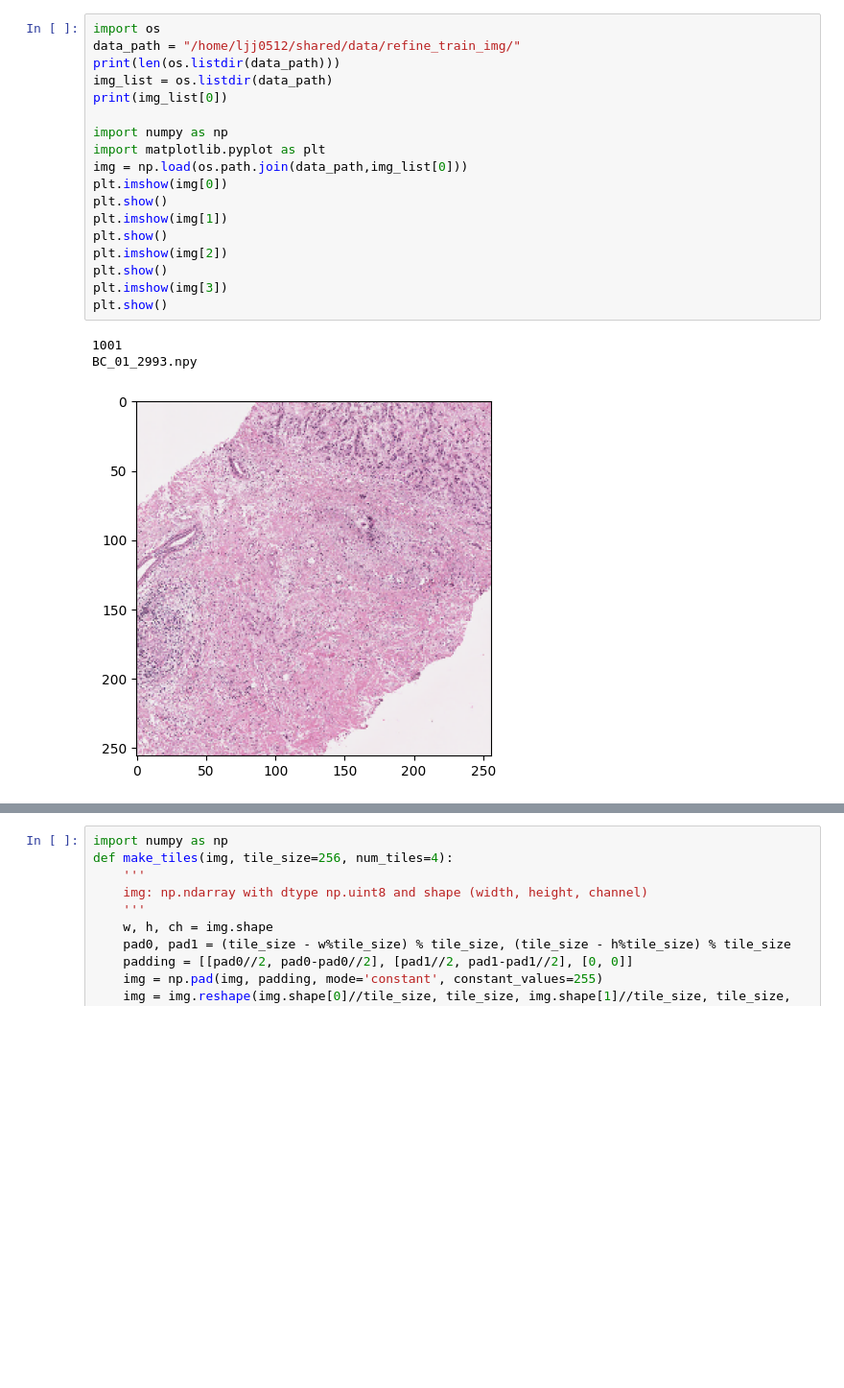
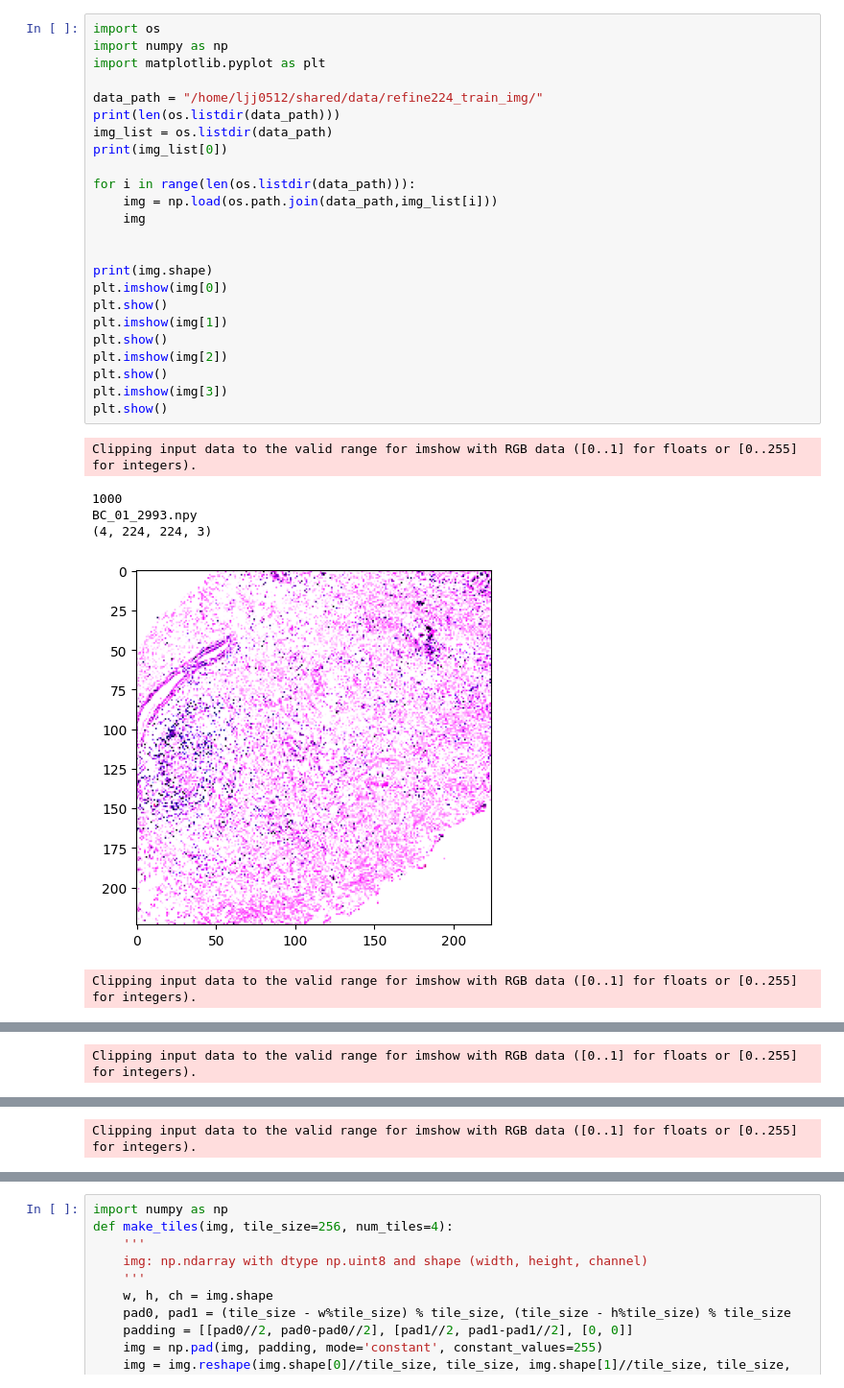
Before and after one commit to jaejungscene/CP_Multi-modal_Cancer-metastasis_DACON, a Jupyter notebook: data-check.ipynb, the cells around one changed output, grey strips where cells are left out. Shown at 96% size. Saved outputs shown, nothing was run; the diff lists cells and outputs as text; blank space fills up the shorter version.

Commit message:
code refine

```diff
--- a/data-check.ipynb
+++ b/data-check.ipynb
@@ -8,22 +34,31 @@ print("{:,}".format(sum([p.data.nelement() for p in model.parameters()])))
 # %%
 import os
-data_path = "/home/ljj0512/shared/data/refine_train_img/"
+import numpy as np
+import matplotlib.pyplot as plt
+
+data_path = "/home/ljj0512/shared/data/refine224_train_img/"
 print(len(os.listdir(data_path)))
 img_list = os.listdir(data_path)
 print(img_list[0])
 
-import numpy as np
-import matplotlib.pyplot as plt
-img = np.load(os.path.join(data_path,img_list[0]))
+for i in range(len(os.listdir(data_path))):
+    img = np.load(os.path.join(data_path,img_list[i]))
+    img
+
+
+print(img.shape)
 plt.imshow(img[0])
 plt.show()
 plt.imshow(img[1])
 plt.show()
 plt.imshow(img[2])
 plt.show()
 plt.imshow(img[3])
 plt.show()
 # %% [output]
-1001
-BC_01_2993.npy
+Clipping input data to the valid range for imshow with RGB data ([0..1] for floats or [0..255] for integers).
+1000
+BC_01_2993.npy
+(4, 224, 224, 3)
-[figure, old version]
+[figure, new version]
+Clipping input data to the valid range for imshow with RGB data ([0..1] for floats or [0..255] for integers).
@@ -30,0 +66 @@ BC_01_2993.npy
+Clipping input data to the valid range for imshow with RGB data ([0..1] for floats or [0..255] for integers).
@@ -31,0 +68 @@ BC_01_2993.npy
+Clipping input data to the valid range for imshow with RGB data ([0..1] for floats or [0..255] for integers).
```
Also changed, not shown: parts of 4 cells of this notebook, 7 other files.
